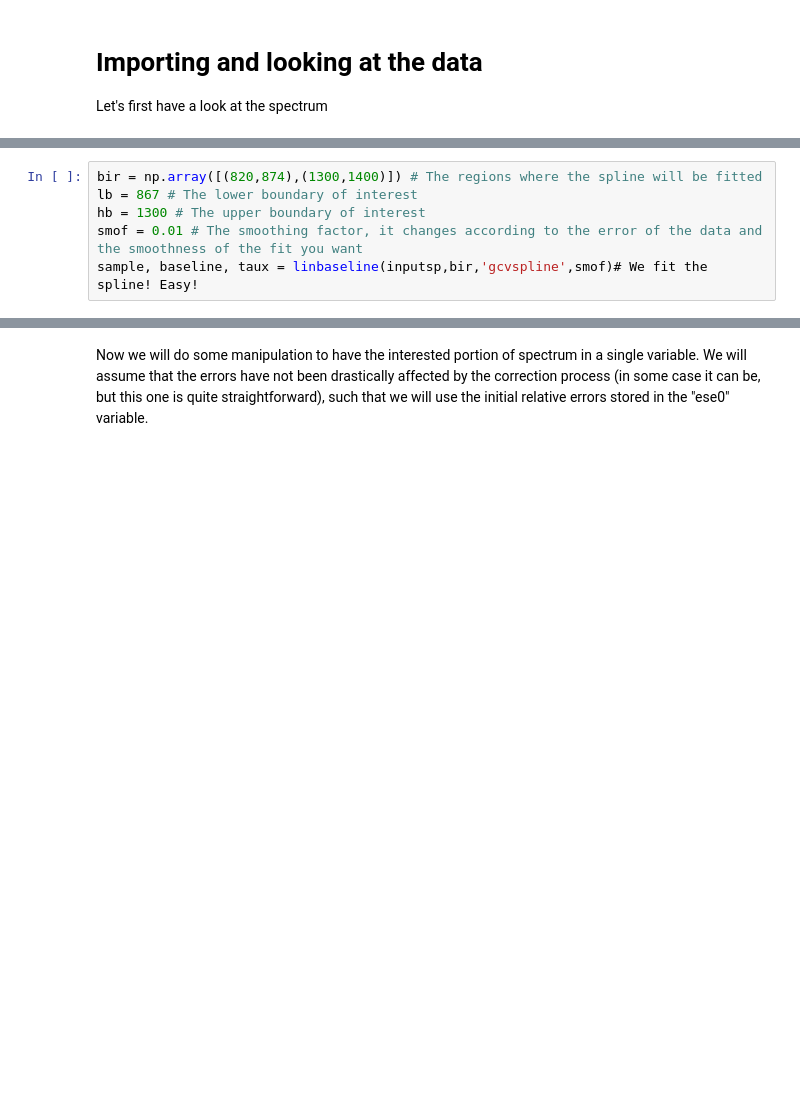
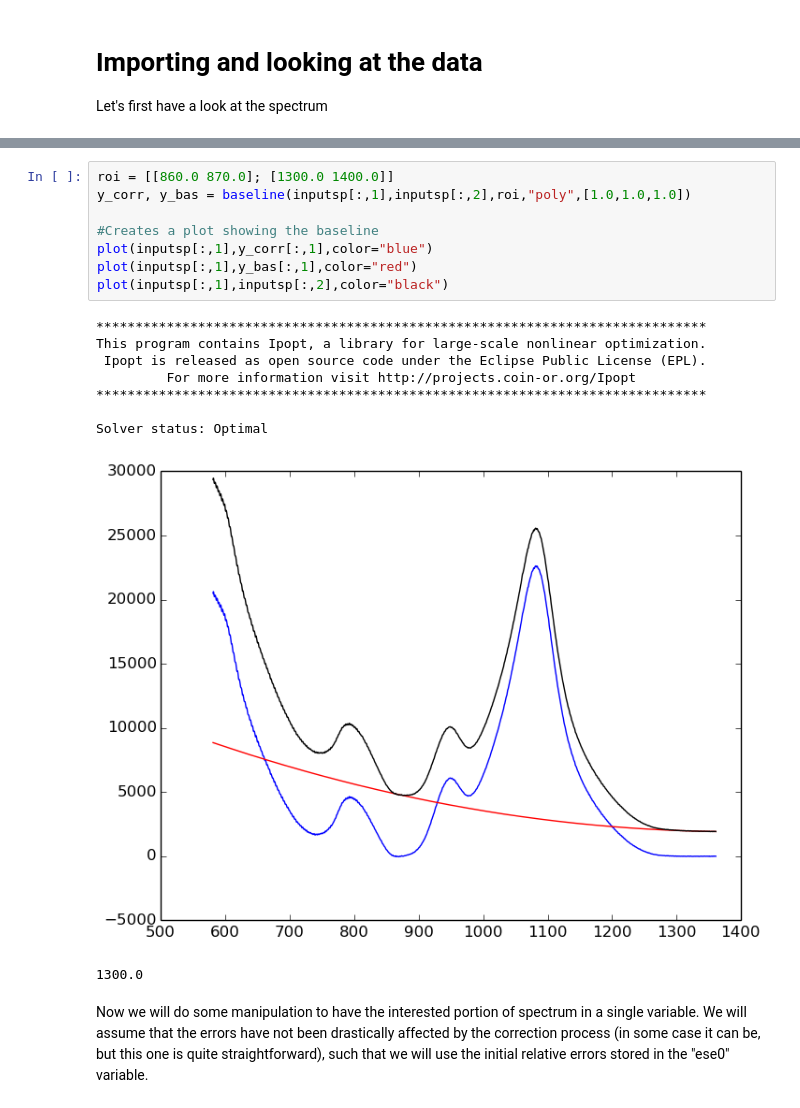
Before and after one commit to charlesll/Spectra.jl, a Jupyter notebook: examples/Raman_spectrum_fitting.ipynb, the cells around one changed output, grey strips where cells are left out. Cells and saved outputs as stored; diff of their text form; blank space fills up the shorter version.

```diff
--- a/examples/Raman_spectrum_fitting.ipynb
+++ b/examples/Raman_spectrum_fitting.ipynb
@@ -86,6 +49,0 @@ So let's use it!
-# %%
-bir = np.array([(820,874),(1300,1400)]) # The regions where the spline will be fitted
-lb = 867 # The lower boundary of interest
-hb = 1300 # The upper boundary of interest
-smof = 0.01 # The smoothing factor, it changes according to the error of the data and the smoothness of the fit you want
-sample, baseline, taux = linbaseline(inputsp,bir,'gcvspline',smof)# We fit the spline! Easy!
@@ -92,3 +54,21 @@ sample, baseline, taux = linbaseline(inputsp,bir,'gcvspline',smof)# We fit the s
+# %%
+roi = [[860.0 870.0]; [1300.0 1400.0]]
+y_corr, y_bas = baseline(inputsp[:,1],inputsp[:,2],roi,"poly",[1.0,1.0,1.0])
+
+#Creates a plot showing the baseline
+plot(inputsp[:,1],y_corr[:,1],color="blue")
+plot(inputsp[:,1],y_bas[:,1],color="red")
+plot(inputsp[:,1],inputsp[:,2],color="black")
+# %% [output]
+******************************************************************************
+This program contains Ipopt, a library for large-scale nonlinear optimization.
+ Ipopt is released as open source code under the Eclipse Public License (EPL).
+         For more information visit http://projects.coin-or.org/Ipopt
+******************************************************************************
+
+Solver status: Optimal
+[figure, added]
+1300.0
 # %% [markdown]
 Now we will do some manipulation to have the interested portion of spectrum in a single variable. We will assume that the errors have not been drastically affected by the correction process (in some case it can be, but this one is quite straightforward), such that we will use the initial relative errors stored in the "ese0" variable.
 # %%
```
Also changed, not shown: parts of 33 cells of this notebook, 5 other files.
